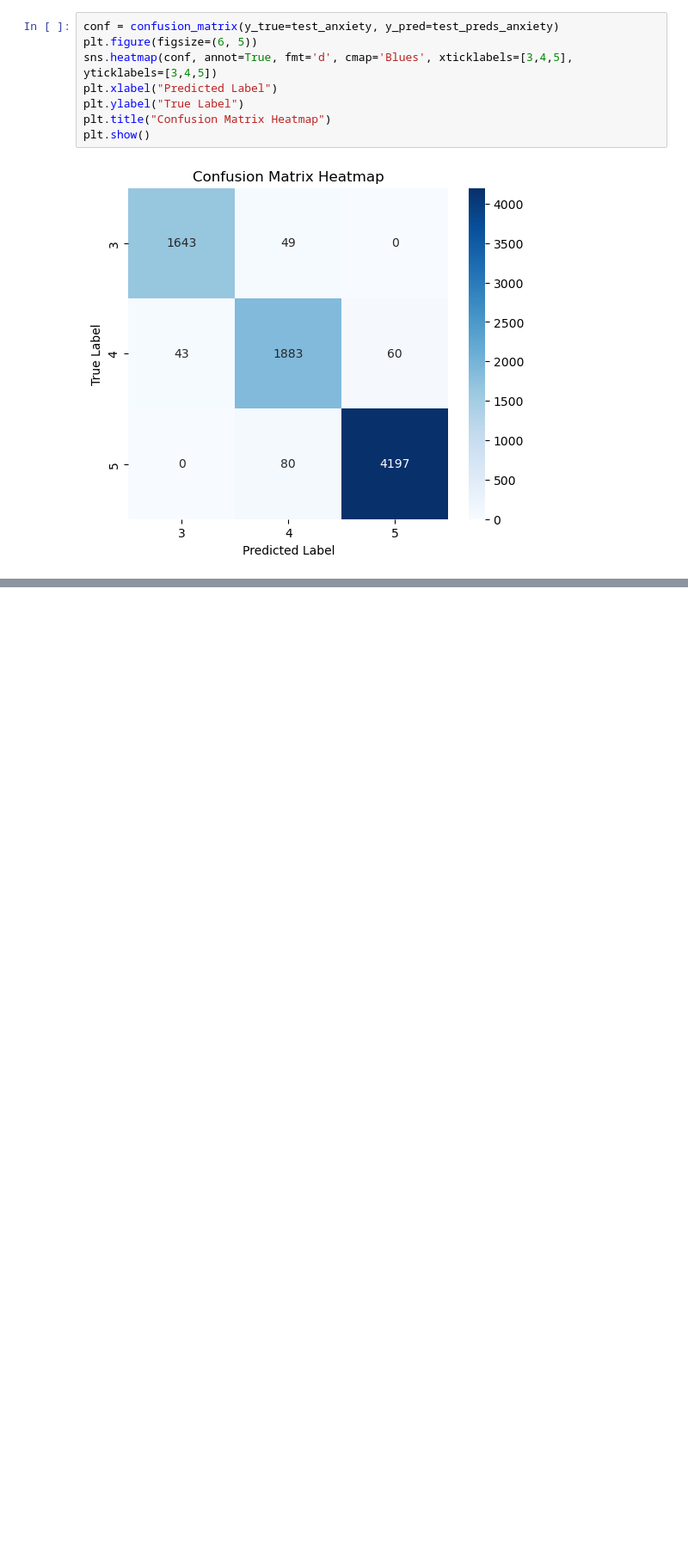
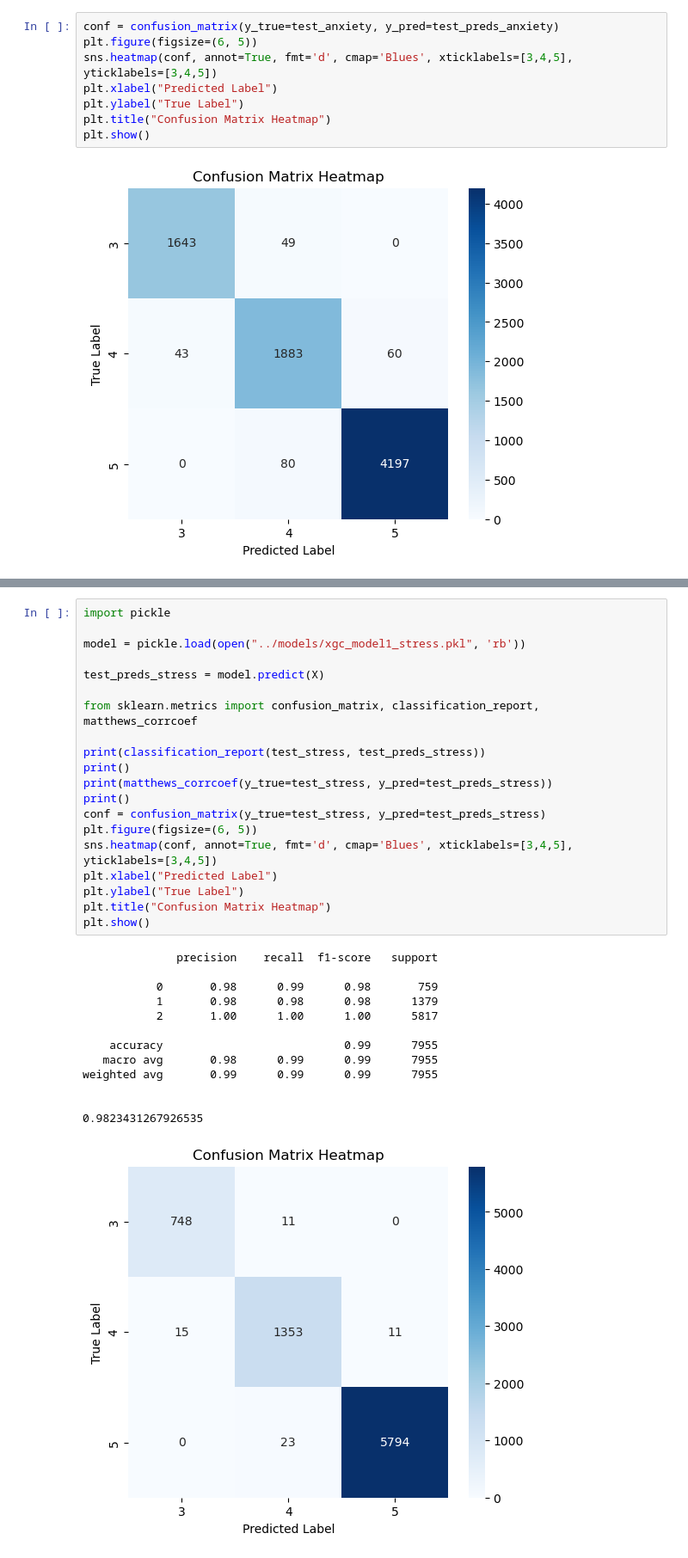
Before and after one commit to Nevary-Codes/aura-check, a Jupyter notebook: Scripts/main.ipynb, the cells around one changed output, grey strips where cells are left out. Shown: that part at 86% size. Drawn from its saved outputs; the diff is of its cells as text; blank space fills up the shorter version.

```diff
--- a/Scripts/main.ipynb
+++ b/Scripts/main.ipynb
@@ -668,0 +704,34 @@ plt.show()
+# %%
+import pickle
+
+model = pickle.load(open("../models/xgc_model1_stress.pkl", 'rb'))
+
+test_preds_stress = model.predict(X)
+
+from sklearn.metrics import confusion_matrix, classification_report, matthews_corrcoef
+
+print(classification_report(test_stress, test_preds_stress))
+print()
+print(matthews_corrcoef(y_true=test_stress, y_pred=test_preds_stress))
+print()
+conf = confusion_matrix(y_true=test_stress, y_pred=test_preds_stress)
+plt.figure(figsize=(6, 5))
+sns.heatmap(conf, annot=True, fmt='d', cmap='Blues', xticklabels=[3,4,5], yticklabels=[3,4,5])
+plt.xlabel("Predicted Label")
+plt.ylabel("True Label")
+plt.title("Confusion Matrix Heatmap")
+plt.show()
+# %% [output]
+              precision    recall  f1-score   support
+
+           0       0.98      0.99      0.98       759
+           1       0.98      0.98      0.98      1379
+           2       1.00      1.00      1.00      5817
+
+    accuracy                           0.99      7955
+   macro avg       0.98      0.99      0.99      7955
+weighted avg       0.99      0.99      0.99      7955
+
+
+0.9823431267926535
+[figure, added]
```
Also changed, not shown: parts of 6 cells of this notebook, 3 other files.
